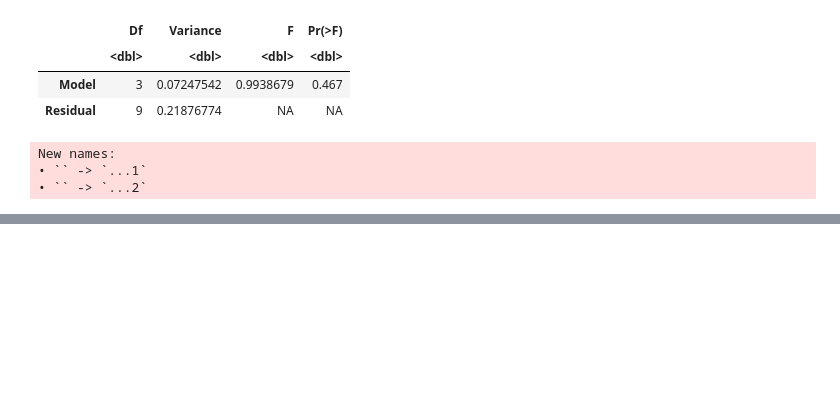
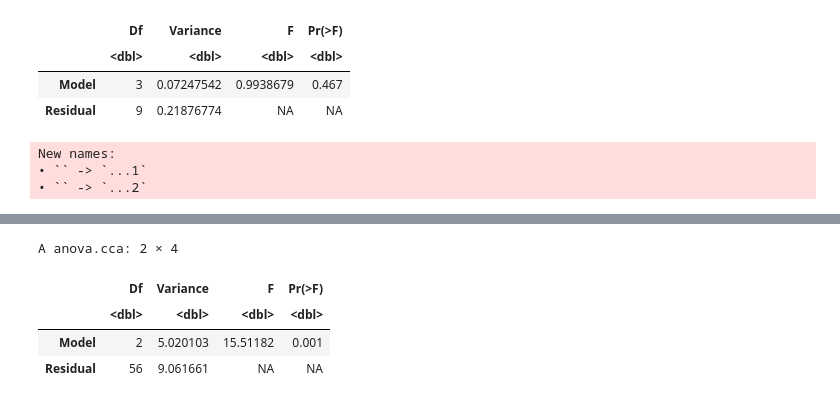
Before and after one commit to cdesouza02/physalia-multivariate, a Jupyter notebook: 04-thursday/DeSouza_thursday.ipynb, the cells around one changed output, grey strips where cells are left out. Saved outputs shown, nothing was run; the diff lists cells and outputs as text; code cells hidden in the pictures; blank space fills up the shorter version.

```diff
--- a/04-thursday/DeSouza_thursday.ipynb
+++ b/04-thursday/DeSouza_thursday.ipynb
@@ -218,3 +218,12 @@ fungi <- read_csv(url("https://bit.ly/fungi-spp"), skip = 1L,
 New names:
 • `` -> `...1`
 • `` -> `...2`
+# %%
+design <- read_csv(url("https://bit.ly/fungi-design"), skip = 1L,
+    col_types = "-cccdc") %>%
+    rename(label = "...2", Treatment = `LH-treat`) %>%
+        mutate(Treatment = fct_relevel(Treatment, "C", after = 0L),
+            Treatment = fct_recode(Treatment, control = "C",
+                sod_cutting = "S", sod_addition = "A"),
+            Stand = factor(Stand),
+            SoilType = factor(SoilType))
@@ -220,0 +333,14 @@ New names:
+# %%
+#test the effects of treatmet on the abundance of the fungi
+#randomizing samples within blocks and keep block fixed
+fungi_all <- fungi %>%
+    mutate(across(-label, ~ log1p(.x))) %>%
+    column_to_rownames("label")
+
+design_all <- design %>%
+    column_to_rownames("label")
+# %%
+#rda to estimate the effect of the treatment while adjusting for the dependence structure
+m3 <- rda(fungi_all ~ Treatment + Condition(Stand), data = design_all)
+
+m3
@@ -220,0 +365,14 @@ New names:
+# %%
+split_h <- with(design_all,
+    how(blocks = Stand,
+        within = Within(type = "free"),
+        nperm = 999))
+# %%
+set.seed(42)
+anova(m3, permutations = split_h)
+# %% [output]
+A anova.cca: 2 × 4
+|  | Df | Variance | F | Pr(>F) |
+|  | <dbl> | <dbl> | <dbl> | <dbl> |
+| Model | 2 | 5.020103 | 15.51182 | 0.001 |
+| Residual | 56 | 9.061661 | NA | NA |
```
Also changed, not shown: parts of 14 cells of this notebook.
